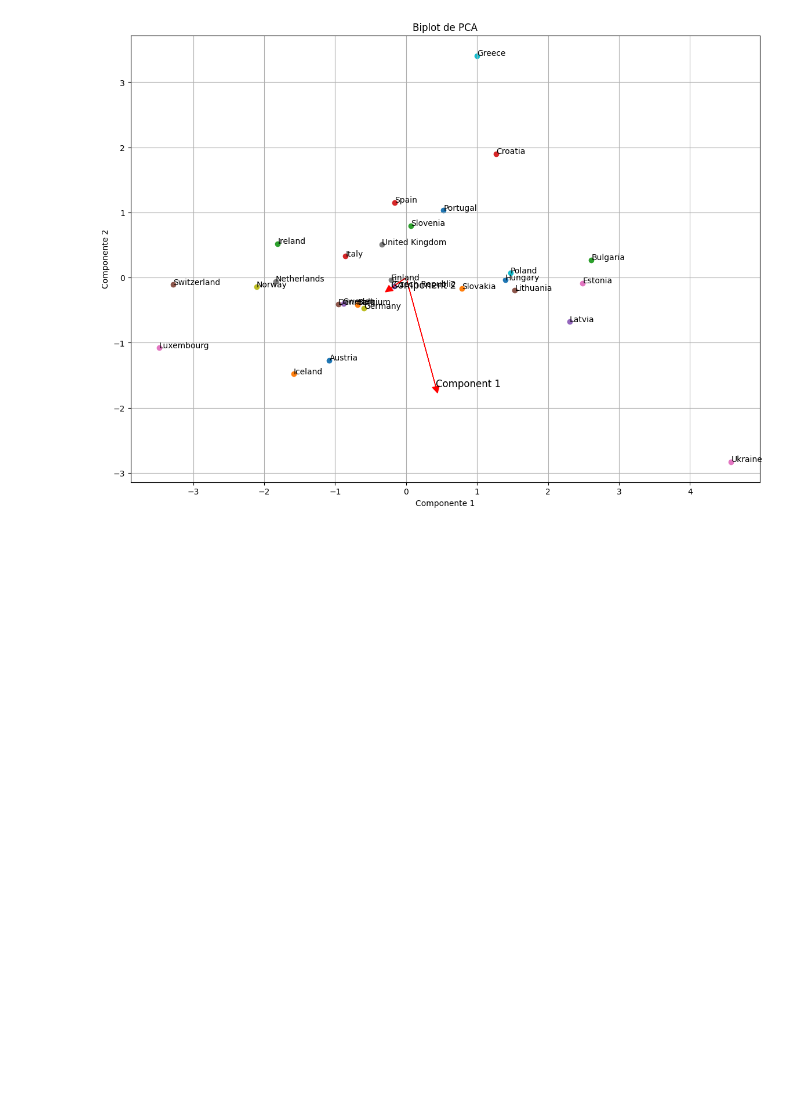
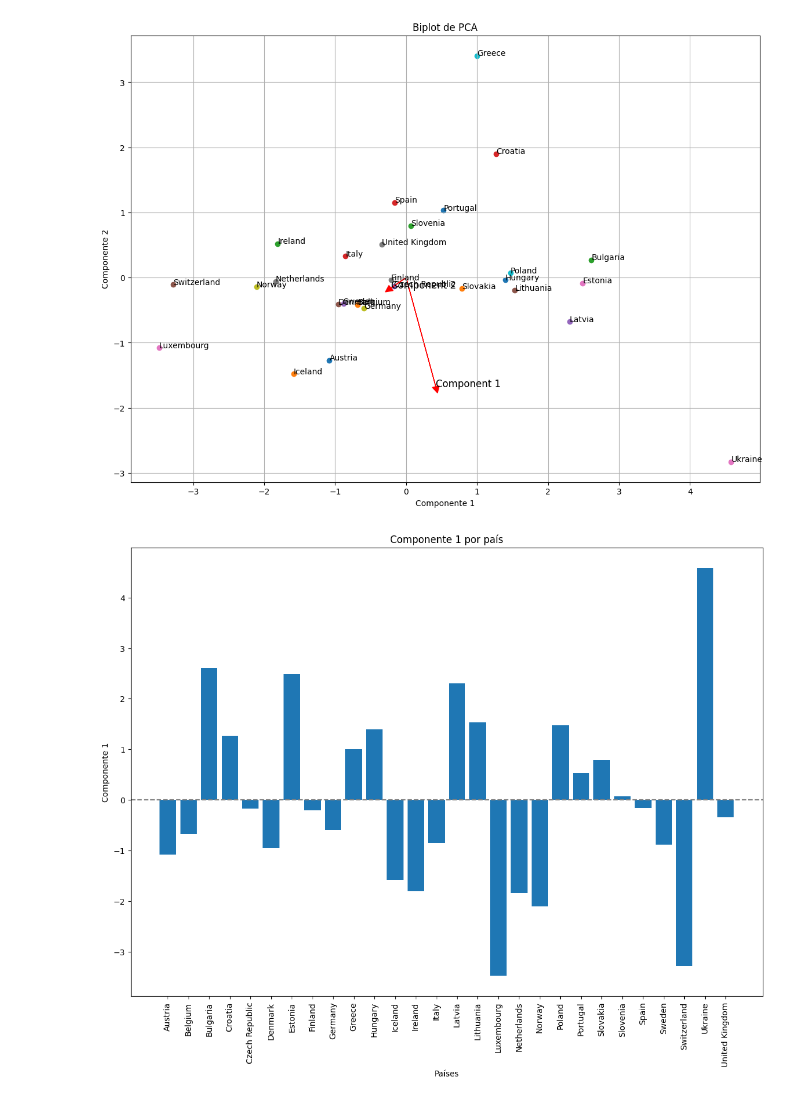
Before and after one commit to Ian-Arnott/TPs-SIA, a Jupyter notebook: Tp4/pca.ipynb, the cells around one changed output. Drawn from its saved outputs; the diff is of its cells as text; code cells hidden in the pictures; blank space fills up the shorter version.

Commit message:
Add PCA1 by country plot

```diff
--- a/Tp4/pca.ipynb
+++ b/Tp4/pca.ipynb
@@ -189,3 +189,32 @@ plt.grid()
 plt.show()
 # %% [output]
 [figure]
+# %%
+# Leemos los datos
+data = pd.read_csv("data/europe.csv")
+
+# Extraer los nombres de los países y almacenarlos en una variable
+countries = data["Country"]
+data = data.drop(columns=["Country"])  # Eliminar la columna de nombres de los países
+
+scaler = StandardScaler()
+data_scaled = scaler.fit_transform(data)
+
+pca = PCA(n_components=1)
+principal_components = pca.fit_transform(data_scaled)
+
+principal_df = pd.DataFrame(data=principal_components, columns=["Componente 1"])
+
+fig, ax = plt.subplots(figsize=(14, 10))
+
+ax.bar(countries, principal_df["Componente 1"])
+
+ax.axhline(y=0, color='gray', linestyle='--')
+ax.set_ylabel("Componente 1")
+ax.set_xlabel("Países")
+ax.set_title("Componente 1 por país")
+
+plt.xticks(rotation='vertical')
+plt.show()
+# %% [output]
+[figure, added]
```
